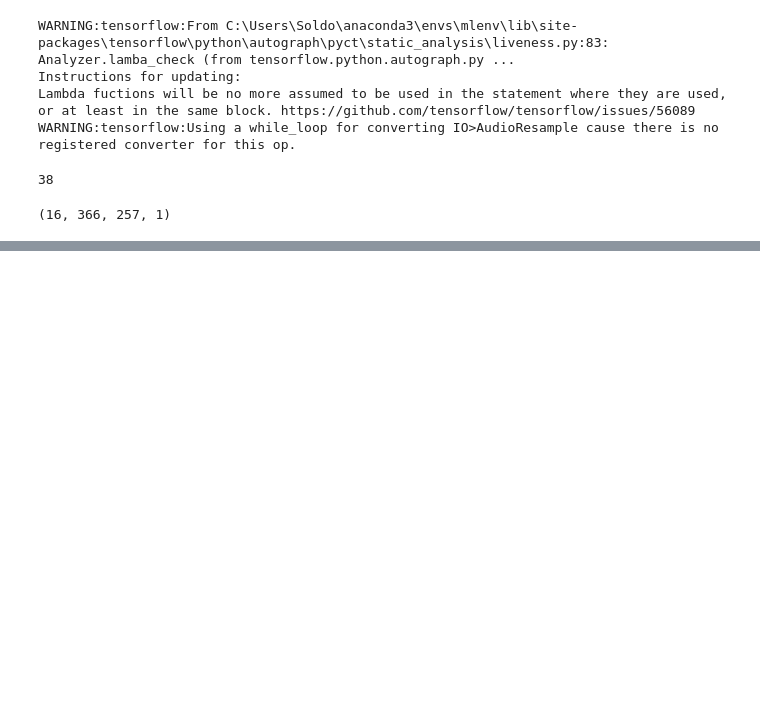
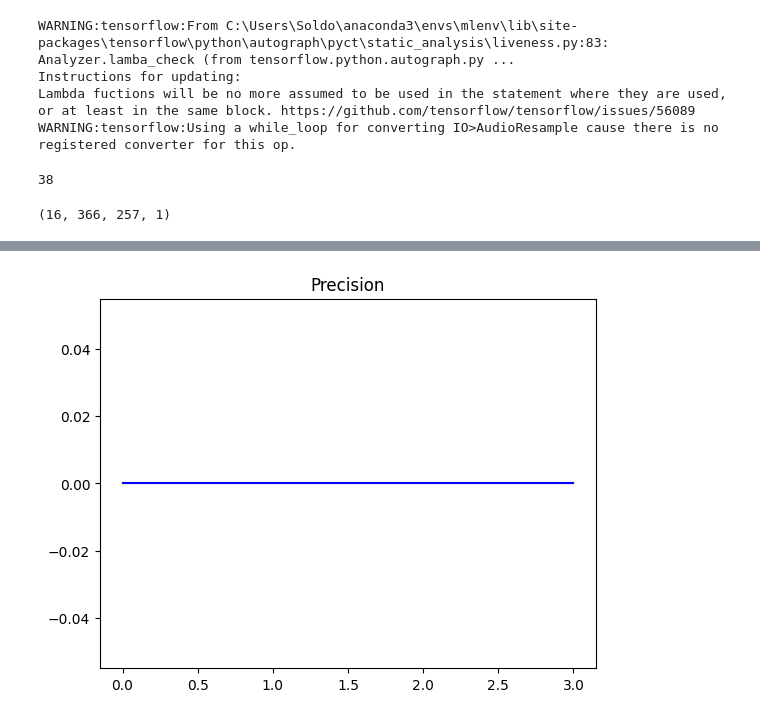
Before and after one commit to TheCoffeeHours/Black-Rail-Audio-, a Jupyter notebook: BLRA_DNN.ipynb, the cells around one changed output, grey strips where cells are left out. Saved outputs shown, nothing was run; the diff lists cells and outputs as text; code cells hidden in the pictures; blank space fills up the shorter version.

```diff
--- a/BLRA_DNN.ipynb
+++ b/BLRA_DNN.ipynb
@@ -140,0 +198,7 @@ samples.shape
+# %%
+plt.title('Precision')
+plt.plot(hist.history['precision'], 'r')
+plt.plot(hist.history['val_precision'], 'b')
+plt.show()
+# %% [output]
+[figure, added]
```
Also changed, not shown: parts of 33 cells of this notebook.
